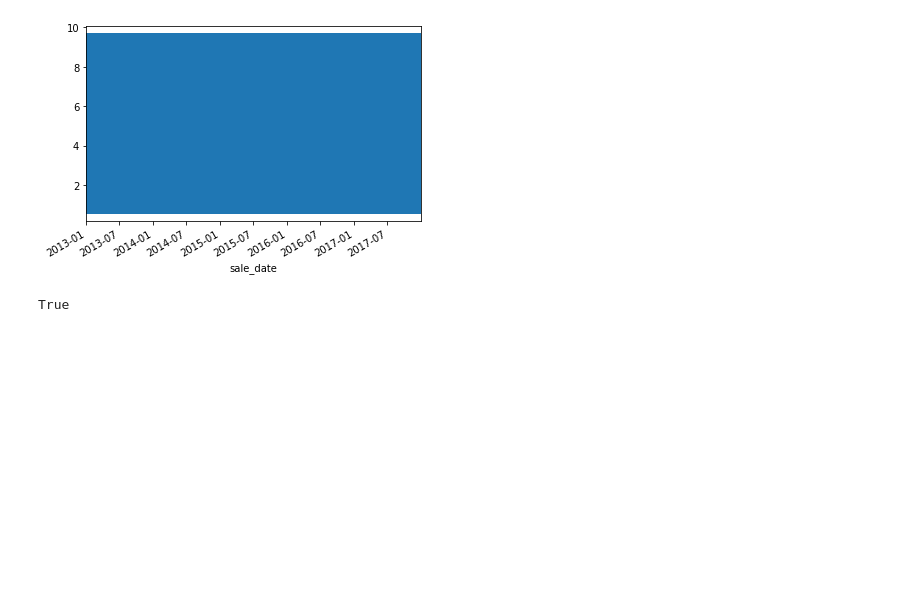
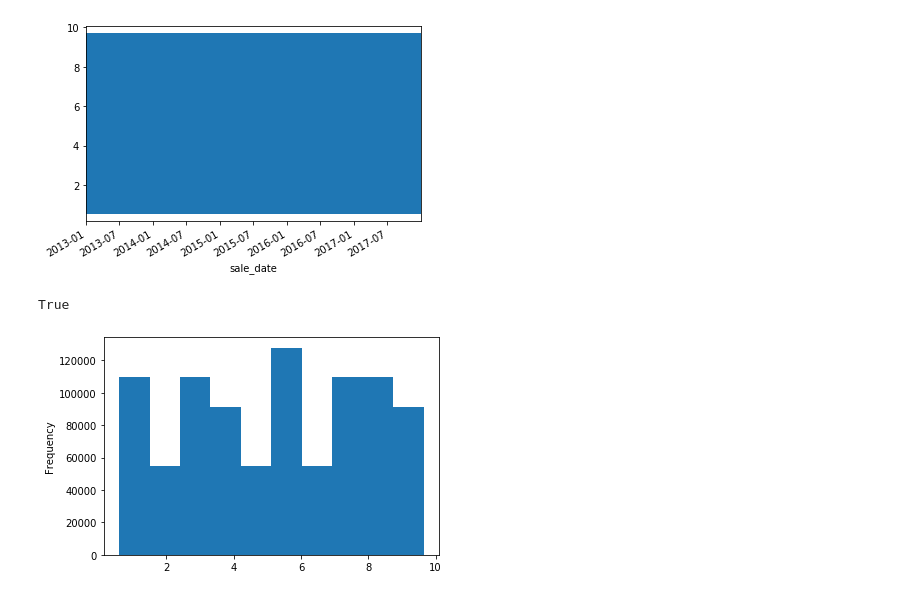
Before and after one commit to misty-garcia/ds-methodologies-exercises, a Jupyter notebook: time_series/prepare-exercise.ipynb, the cells around one changed output. Cells and saved outputs as stored; diff of their text form; code cells hidden in the pictures; blank space fills up the shorter version.

```diff
--- a/time_series/prepare-exercise.ipynb
+++ b/time_series/prepare-exercise.ipynb
@@ -82,3 +82,10 @@ df["weekday"] = df.index.strftime("%w-%a")
 (df.sale_amount.astype("int") == df.sale_amount).all()
 # %% [output]
 True
+# %%
+df.sale_amount = df.sale_amount.astype("int")
+# %%
+df.item_price.plot.hist()
+plt.show()
+# %% [output]
+[figure, added]
```
Also changed, not shown: parts of 5 cells of this notebook, 3 other files.
